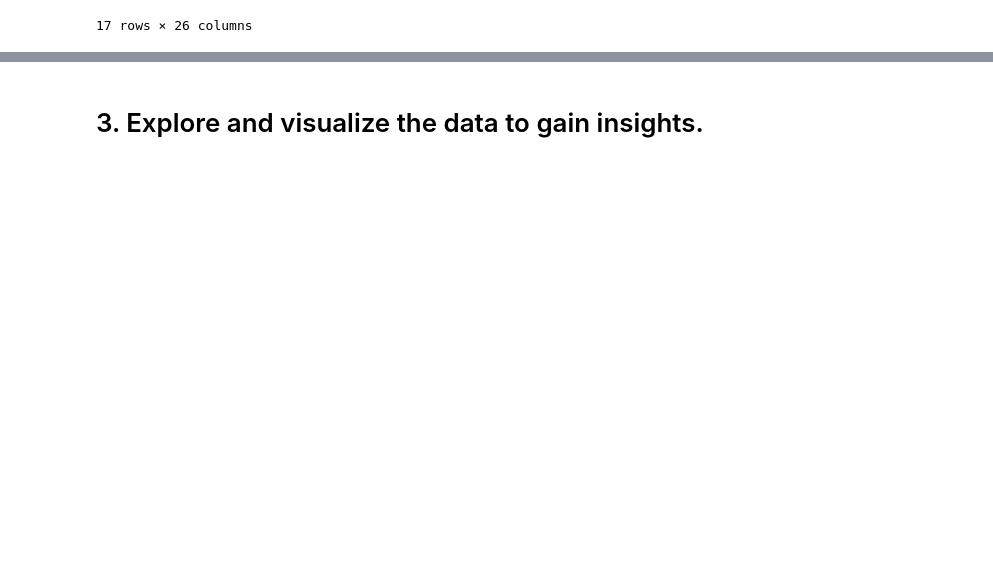
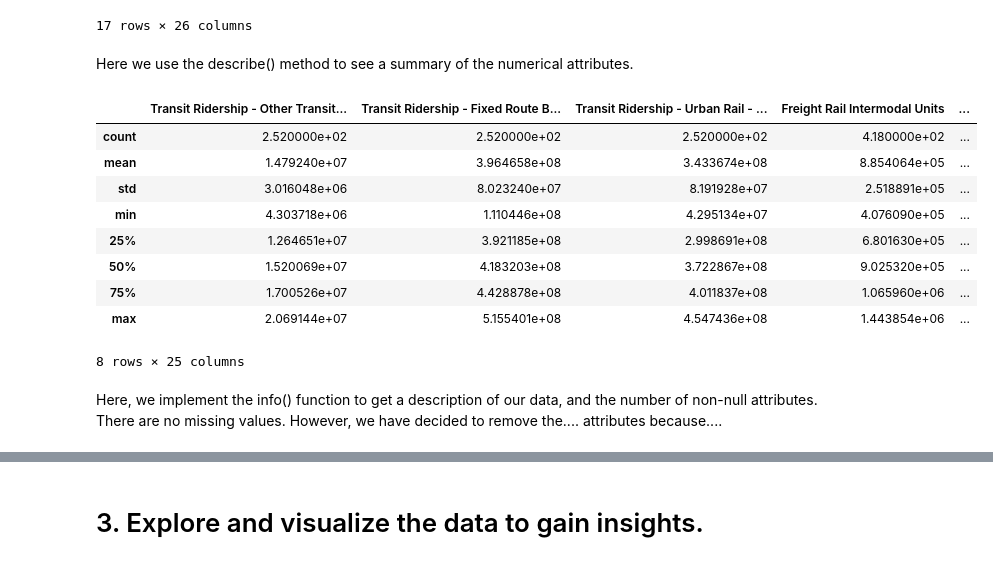
Before and after one commit to HenryCROSS/eecs3401_final_project, a Jupyter notebook: code.ipynb, the cells around one changed output, grey strips where cells are left out. Cells and saved outputs as stored; diff of their text form; code cells hidden in the pictures; blank space fills up the shorter version.

```diff
--- a/code.ipynb
+++ b/code.ipynb
@@ -111,3 +111,20 @@ data.head(20)
 | 897 | 10/01/2021 12:00:00 AM | 11435427.0 | 247427537.0 | 230960832.0 | 1077517.0 | ... |
 | 900 | 01/01/2022 12:00:00 AM | 8970562.0 | 197955304.0 | 171736720.0 | 1001371.0 | ... |
 17 rows × 26 columns
+# %% [markdown]
+Here we use the describe() method to see a summary of the numerical attributes.
+# %%
+data.describe()
+# %% [output]
+|  | Transit Ridership - Other Transit... | Transit Ridership - Fixed Route B... | Transit Ridership - Urban Rail - ... | Freight Rail Intermodal Units | ... |
+| count | 2.520000e+02 | 2.520000e+02 | 2.520000e+02 | 4.180000e+02 | ... |
+| mean | 1.479240e+07 | 3.964658e+08 | 3.433674e+08 | 8.854064e+05 | ... |
+| std | 3.016048e+06 | 8.023240e+07 | 8.191928e+07 | 2.518891e+05 | ... |
+| min | 4.303718e+06 | 1.110446e+08 | 4.295134e+07 | 4.076090e+05 | ... |
+| 25% | 1.264651e+07 | 3.921185e+08 | 2.998691e+08 | 6.801630e+05 | ... |
+| 50% | 1.520069e+07 | 4.183203e+08 | 3.722867e+08 | 9.025320e+05 | ... |
+| 75% | 1.700526e+07 | 4.428878e+08 | 4.011837e+08 | 1.065960e+06 | ... |
+| max | 2.069144e+07 | 5.155401e+08 | 4.547436e+08 | 1.443854e+06 | ... |
+8 rows × 25 columns
+# %% [markdown]
+Here, we implement the info() function to get a description of our data, and the number of non-null attributes. There are no missing values. However, we have decided to remove the.... attributes because....
```
Also changed, not shown: parts of 2 cells of this notebook.
